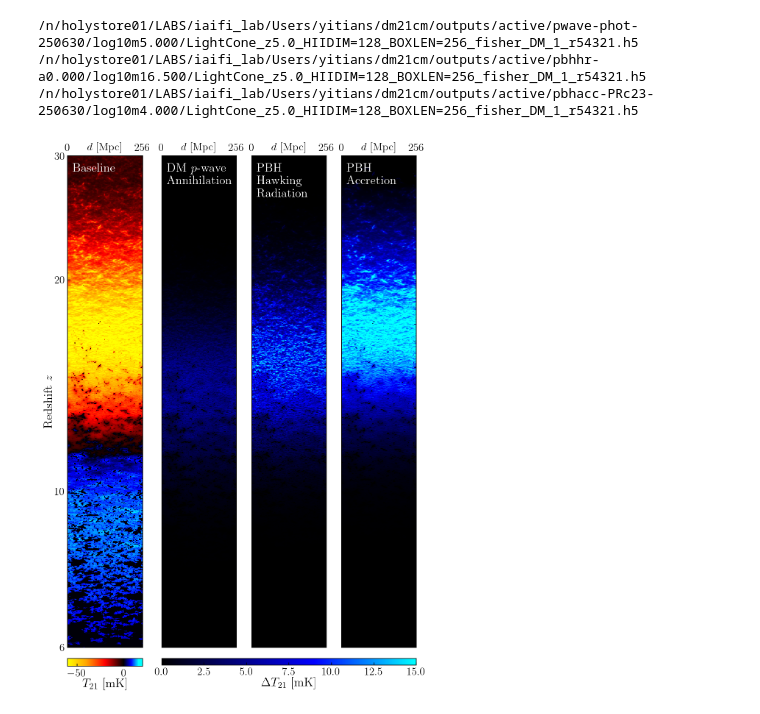
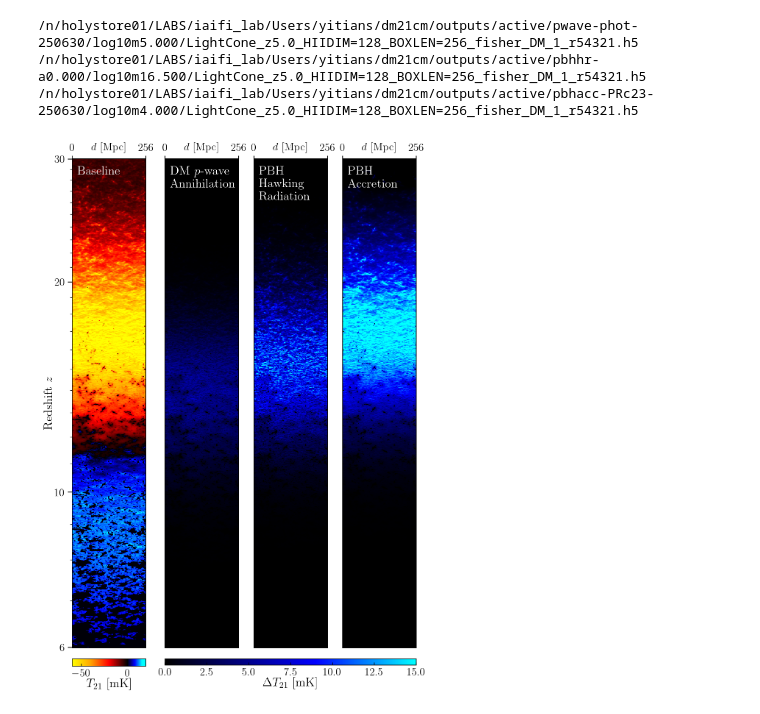
Before and after one commit to yitiansun/DM21cm, a Jupyter notebook: analysis/cmp_scenarios.ipynb, the cells around one changed output. Saved outputs shown, nothing was run; the diff lists cells and outputs as text; code cells hidden in the pictures.

```diff
--- a/analysis/cmp_scenarios.ipynb
+++ b/analysis/cmp_scenarios.ipynb
@@ -124,32 +124,36 @@ for i, (k, v) in enumerate(lcs.items()):
     ax = axs[i+1]
     m = multipliers[k]
     im = ax.pcolormesh(x_s, z_s_plot, (lcplot - lcplot_bkg) * m, cmap=EoR_color_small, vmin=0, vmax=15)
     ax.text(0.07, 0.985, texts[k], fontsize=16, color='w', transform=ax.transAxes, ha='left', va='top')
 
 axs[0].text(0.07, 0.985, 'Baseline', fontsize=16, color='w', transform=axs[0].transAxes, ha='left', va='top')
 
 cbar = fig.colorbar(im, ax=axs[1:], aspect=40, pad=0.01, orientation='horizontal')
 cbar.ax.set_xlabel(r'$\Delta T_{21}$ [mK]', labelpad=0, fontsize=16)
 
 for ax in axs:
     ax.set(yscale='log', xticks=[])
     axt = ax.twiny()
     axt.set_xticks([0, 256])
+    axt.tick_params(axis='x', which='both', direction='out', length=4, width=1)
     axt.set_xlabel(r'$d$ [Mpc]', labelpad=-9)
     ax.invert_yaxis()
 
 # axs[0].set_title(r'No injection $T_b$ [mK]')
 # axs[1].set_title(r'Inhom. injection $T_b-$ No injection $T_b$ [mK]')
 # axs[2].set_title(r'Hom. injection $T_b-$ No injection $T_b$ [mK]')
 
 axs[0].set_ylabel('Redshift $z$', labelpad=0, fontsize=16)
 axs[0].yaxis.set_minor_formatter(mpl.ticker.NullFormatter())
-axs[0].set_yticks([6, 10, 20, 30])
+axs[0].set_yticks([6, 10, 20, 30])  # Major ticks
 axs[0].set_yticklabels([6, 10, 20, 30])
+axs[0].set_yticks(range(6, 31), minor=True)  # Minor ticks
+axs[0].tick_params(axis='y', which='both', direction='out', length=6, width=1)
+axs[0].tick_params(axis='y', which='minor', direction='out', length=3, width=0.7)
 
 # bbox_props = dict(boxstyle="round", fc="w", ec="0.5", alpha=0.9)
 
 fig.subplots_adjust(wspace=0.05, hspace=0.05)
 fig.savefig("../plotting/paper2/inj_scenarios.png", dpi=200)
 # %% [output]
-[figure, old version]
+[figure, new version]
```
Also changed, not shown: 3 other files.
